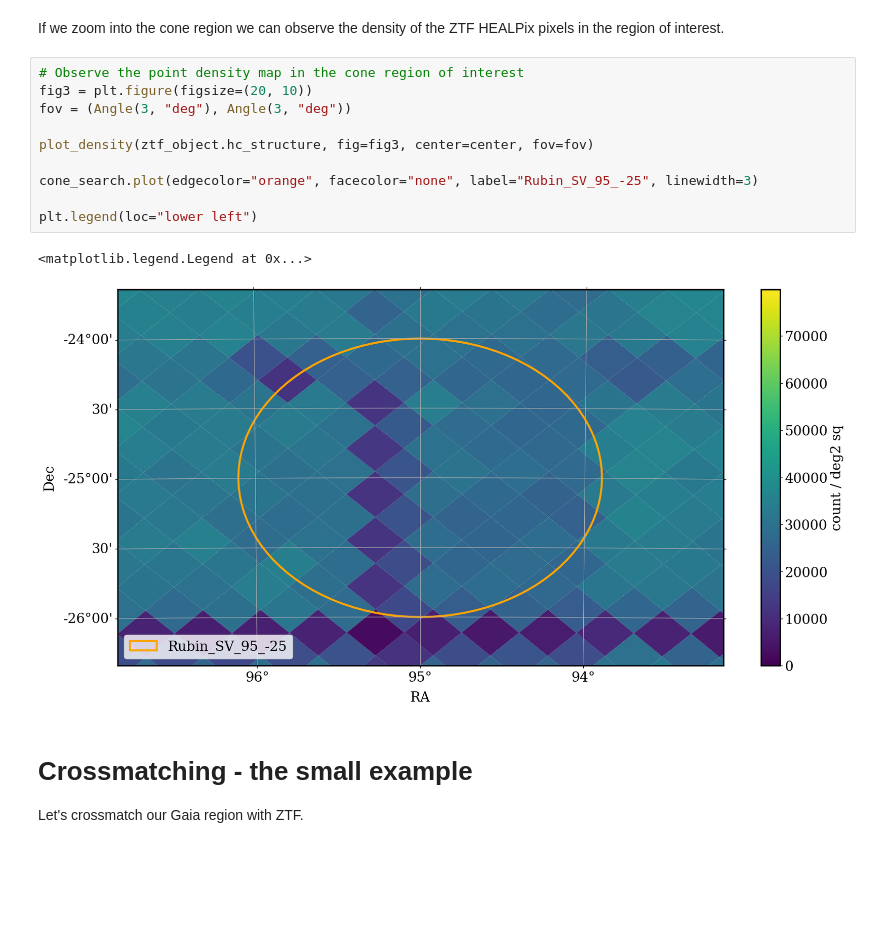
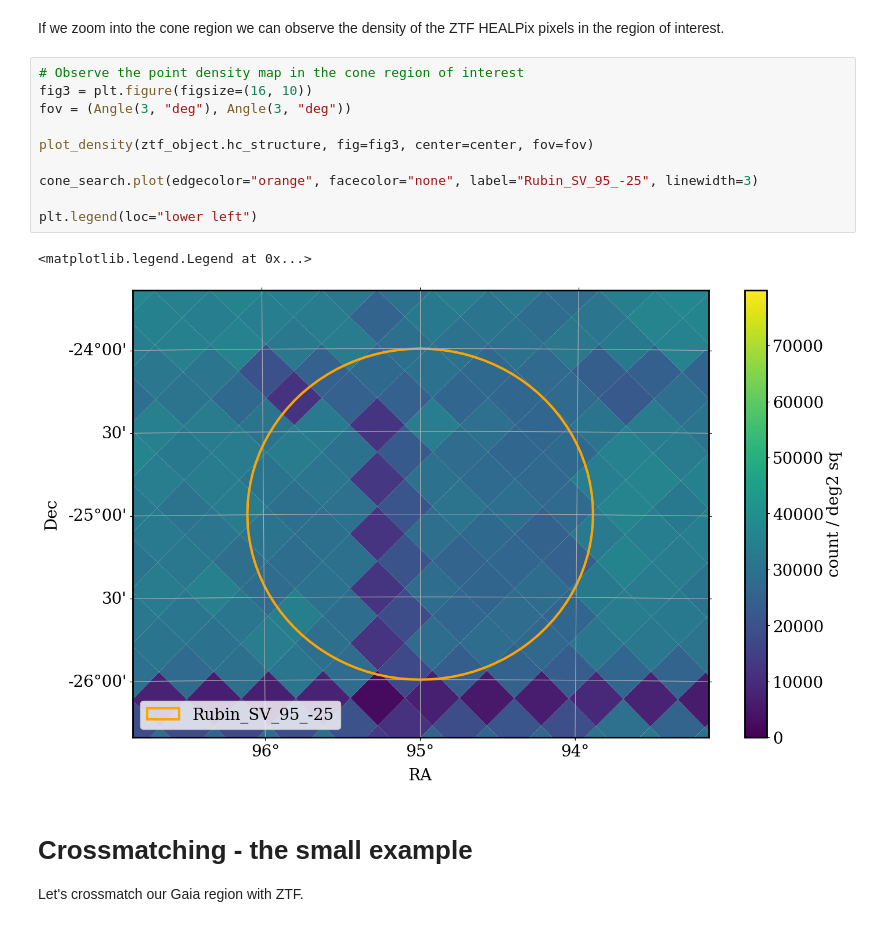
Before and after one commit to lincc-frameworks/midpoint-review, a Jupyter notebook: docs/notebooks/lsdb/Notebook_LSDB_HATS.ipynb, the cells around one changed output. Saved outputs shown, nothing was run; the diff lists cells and outputs as text; blank space fills up the shorter version.

```diff
--- a/docs/notebooks/lsdb/Notebook_LSDB_HATS.ipynb
+++ b/docs/notebooks/lsdb/Notebook_LSDB_HATS.ipynb
@@ -294,17 +294,17 @@ plt.show()
 If we zoom into the cone region we can observe the density of the ZTF HEALPix pixels in the region of interest.
 # %%
 # Observe the point density map in the cone region of interest
-fig3 = plt.figure(figsize=(20, 10))
+fig3 = plt.figure(figsize=(16, 10))
 fov = (Angle(3, "deg"), Angle(3, "deg"))
 
 plot_density(ztf_object.hc_structure, fig=fig3, center=center, fov=fov)
 
 cone_search.plot(edgecolor="orange", facecolor="none", label="Rubin_SV_95_-25", linewidth=3)
 
 plt.legend(loc="lower left")
 # %% [output]
 <matplotlib.legend.Legend at 0x...>
-[figure, old version]
+[figure, new version]
 # %% [markdown]
 # Crossmatching - the small example
 
```
Also changed, not shown: parts of 1 cell of this notebook.
